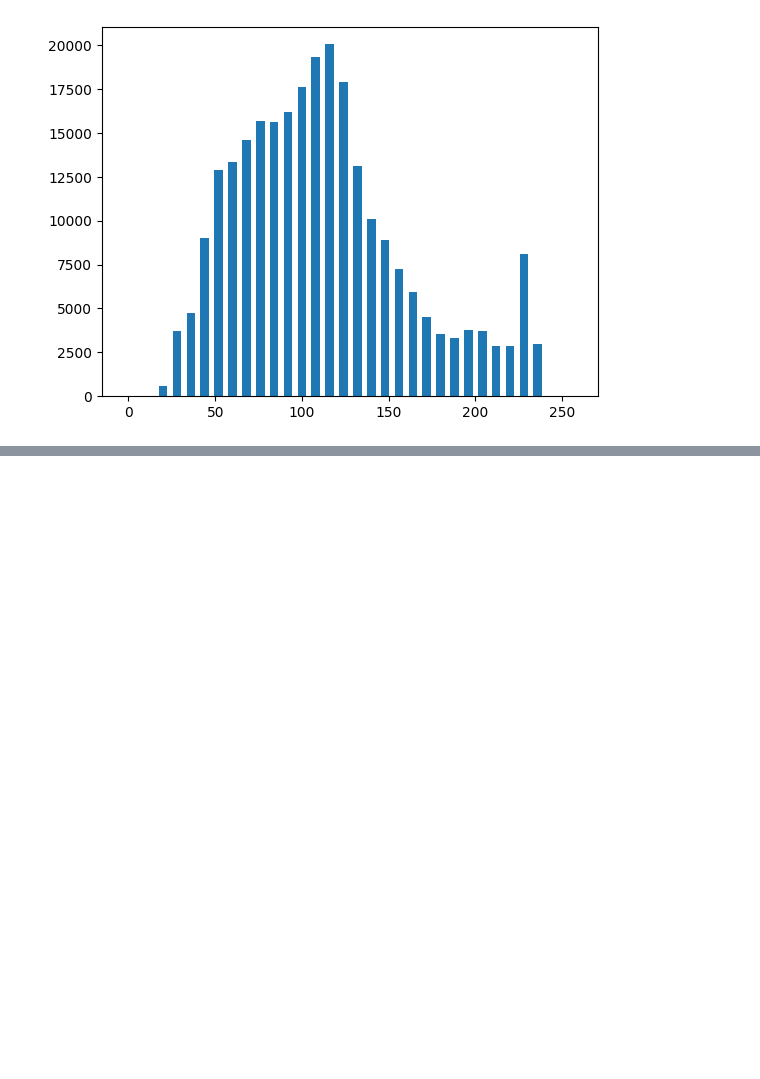
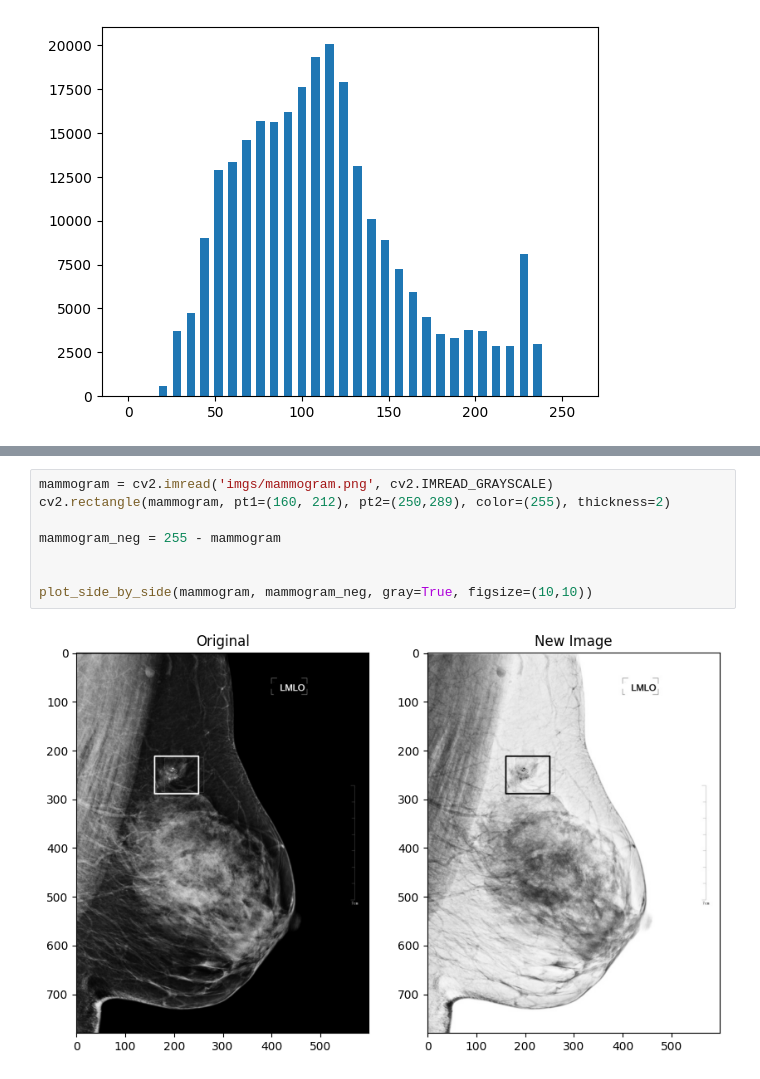
Before and after one commit to shielamms/computervision, a Jupyter notebook: notebooks/Histograms_Intensity_Transformations.ipynb, the cells around one changed output, grey strips where cells are left out. Drawn from its saved outputs; the diff is of its cells as text; blank space fills up the shorter version.

```diff
--- a/notebooks/Histograms_Intensity_Transformations.ipynb
+++ b/notebooks/Histograms_Intensity_Transformations.ipynb
@@ -68,0 +146,10 @@ plt.show()
+# %%
+mammogram = cv2.imread('imgs/mammogram.png', cv2.IMREAD_GRAYSCALE)
+cv2.rectangle(mammogram, pt1=(160, 212), pt2=(250,289), color=(255), thickness=2)
+
+mammogram_neg = 255 - mammogram
+
+
+plot_side_by_side(mammogram, mammogram_neg, gray=True, figsize=(10,10))
+# %% [output]
+[figure, added]
```
Also changed, not shown: parts of 25 cells of this notebook, 3 other files.
